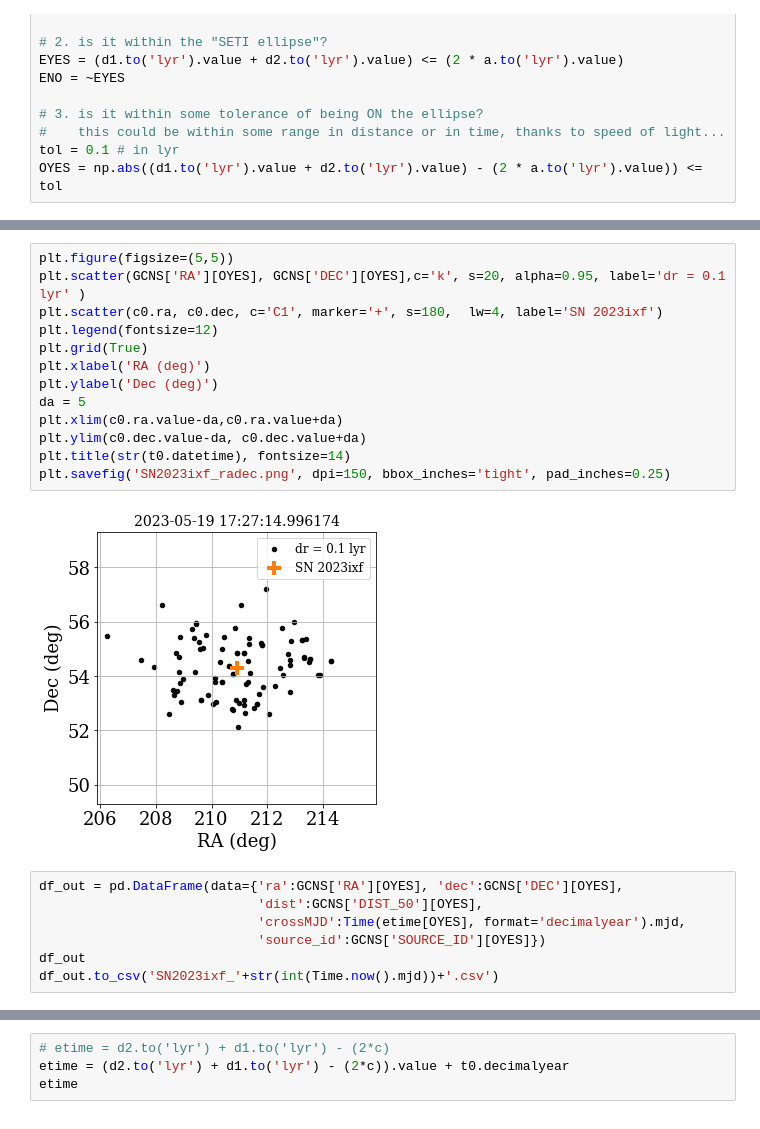
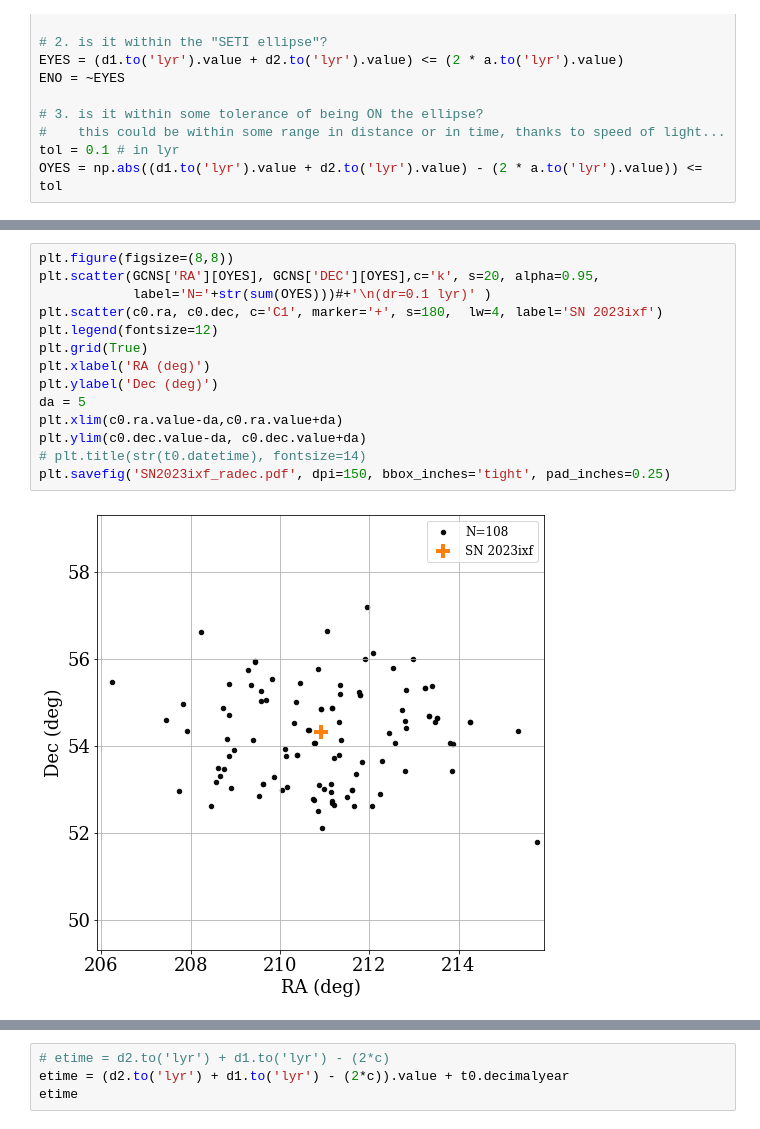
Before and after one commit to jradavenport/m101_ellipsoid, a Jupyter notebook: SN 2023ixf.ipynb, the cells around one changed output, grey strips where cells are left out. Cells and saved outputs as stored; diff of their text form.

```diff
--- a/SN 2023ixf.ipynb
+++ b/SN 2023ixf.ipynb
@@ -146,22 +180,16 @@ plt.savefig('SN2023ixf_CMD_on.png', dpi=150, bbox_inches='tight', pad_inches=0.2
 # %%
-plt.figure(figsize=(5,5))
-plt.scatter(GCNS['RA'][OYES], GCNS['DEC'][OYES],c='k', s=20, alpha=0.95, label='dr = 0.1 lyr' )
+plt.figure(figsize=(8,8))
+plt.scatter(GCNS['RA'][OYES], GCNS['DEC'][OYES],c='k', s=20, alpha=0.95,
+            label='N='+str(sum(OYES)))#+'\n(dr=0.1 lyr)' )
 plt.scatter(c0.ra, c0.dec, c='C1', marker='+', s=180,  lw=4, label='SN 2023ixf')
 plt.legend(fontsize=12)
 plt.grid(True)
 plt.xlabel('RA (deg)')
 plt.ylabel('Dec (deg)')
 da = 5
 plt.xlim(c0.ra.value-da,c0.ra.value+da)
 plt.ylim(c0.dec.value-da, c0.dec.value+da)
-plt.title(str(t0.datetime), fontsize=14)
-plt.savefig('SN2023ixf_radec.png', dpi=150, bbox_inches='tight', pad_inches=0.25)
+# plt.title(str(t0.datetime), fontsize=14)
+plt.savefig('SN2023ixf_radec.pdf', dpi=150, bbox_inches='tight', pad_inches=0.25)
 # %% [output]
-[figure, old version]
+[figure, new version]
-# %%
-df_out = pd.DataFrame(data={'ra':GCNS['RA'][OYES], 'dec':GCNS['DEC'][OYES],
-                            'dist':GCNS['DIST_50'][OYES],
-                            'crossMJD':Time(etime[OYES], format='decimalyear').mjd,
-                            'source_id':GCNS['SOURCE_ID'][OYES]})
-df_out
-df_out.to_csv('SN2023ixf_'+str(int(Time.now().mjd))+'.csv')
```
Also changed, not shown: parts of 14 cells of this notebook.
